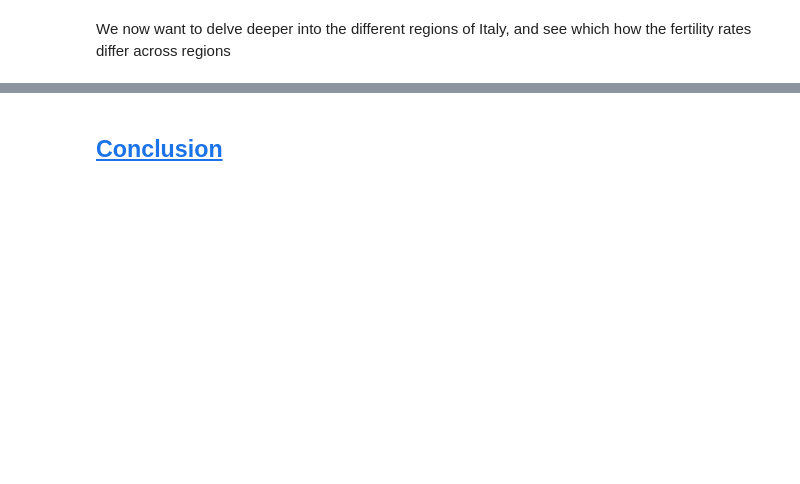
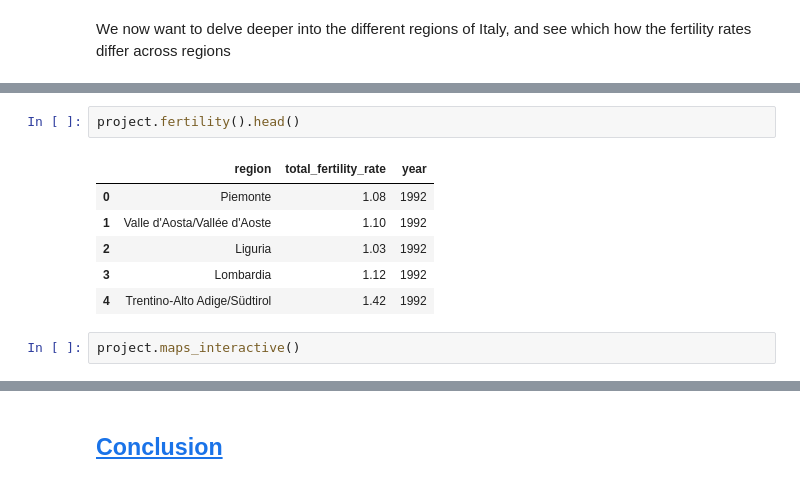
Before and after one commit to NumEconCopenhagen/projects-2024-bolo, a Jupyter notebook: dataproject/dataproject_structured.ipynb, the cells around one changed output, grey strips where cells are left out. Saved outputs shown, nothing was run; the diff lists cells and outputs as text; blank space fills up the shorter version.

```diff
--- a/dataproject/dataproject_structured.ipynb
+++ b/dataproject/dataproject_structured.ipynb
@@ -462,0 +242,11 @@ iplot(choromap2, validate=False)
+# %%
+project.fertility().head()
+# %% [output]
+|  | region | total_fertility_rate | year |
+| 0 | Piemonte | 1.08 | 1992 |
+| 1 | Valle d'Aosta/Vallée d'Aoste | 1.10 | 1992 |
+| 2 | Liguria | 1.03 | 1992 |
+| 3 | Lombardia | 1.12 | 1992 |
+| 4 | Trentino-Alto Adige/Südtirol | 1.42 | 1992 |
+# %%
+project.maps_interactive()
```
Also changed, not shown: parts of 50 cells of this notebook, 5 other files.
